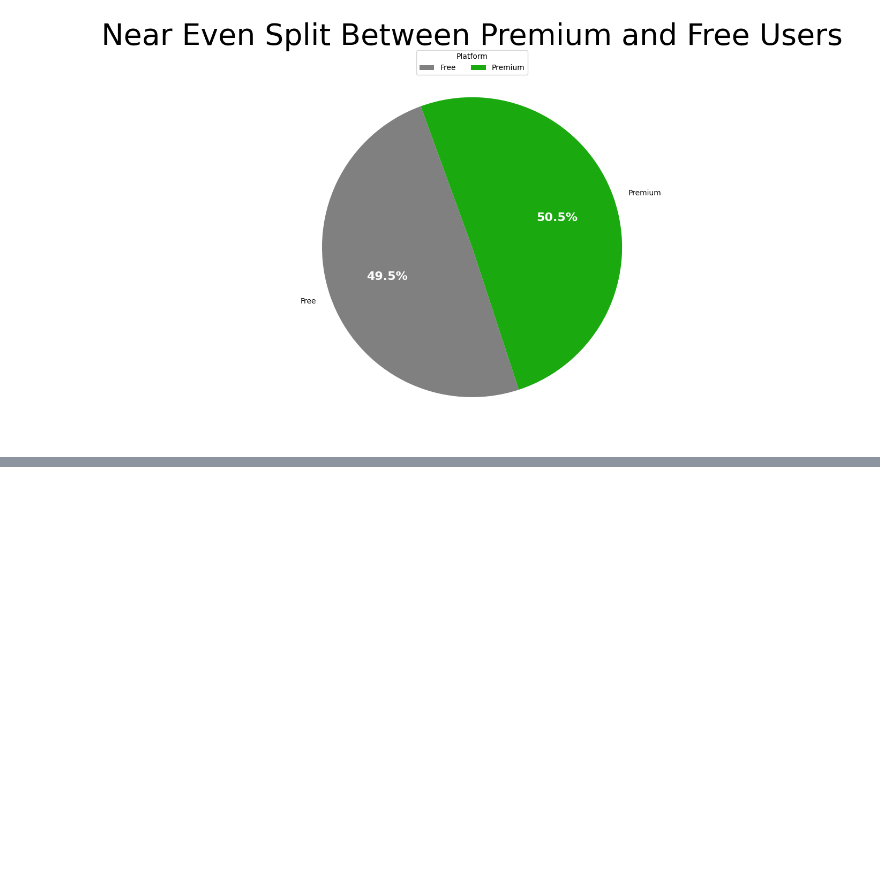
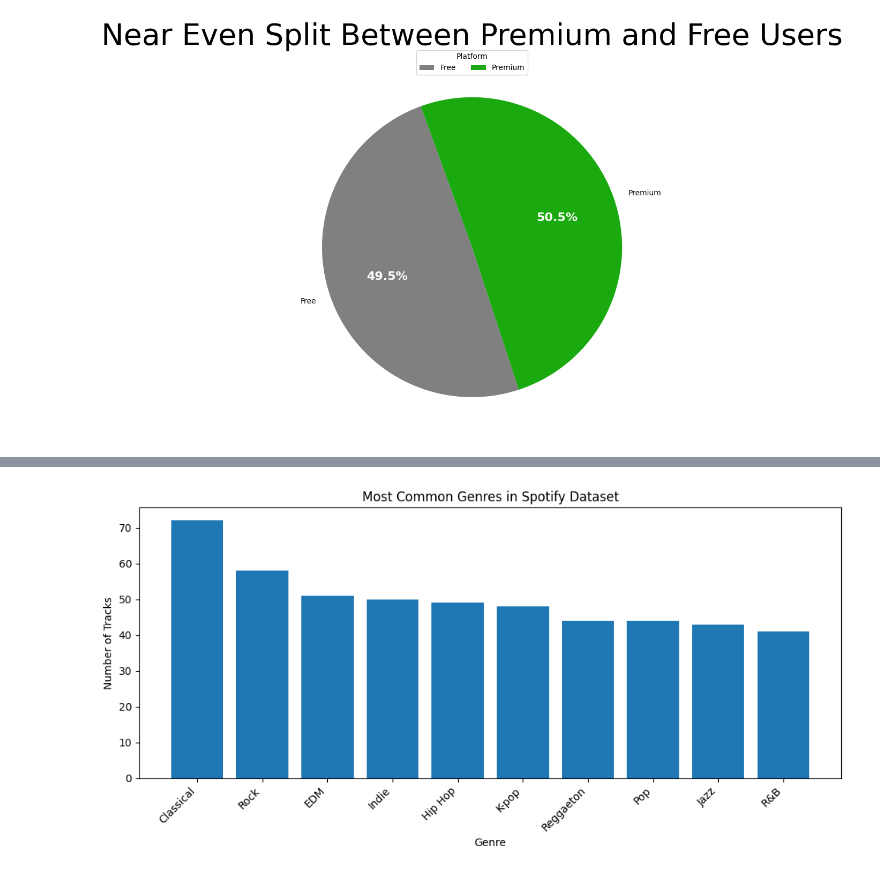
Before and after one commit to ckongshaug87/learning_plots_chrissykongshaug, a Jupyter notebook: notebooks/ckongshaug_matplotlib.ipynb, the cells around one changed output, grey strips where cells are left out. Saved outputs shown, nothing was run; the diff lists cells and outputs as text; code cells hidden in the pictures; blank space fills up the shorter version.

```diff
--- a/notebooks/ckongshaug_matplotlib.ipynb
+++ b/notebooks/ckongshaug_matplotlib.ipynb
@@ -262,0 +320,16 @@ plt.show()
+# %%
+genre_counts = spotify_df["Genre"].value_counts().sort_values(ascending=False)
+
+plt.figure(figsize=(10, 5))
+
+plt.bar(genre_counts.index, genre_counts.values)
+
+plt.xticks(rotation=45, ha="right")
+plt.xlabel("Genre")
+plt.ylabel("Number of Tracks")
+plt.title("Most Common Genres in Spotify Dataset")
+
+plt.tight_layout()
+plt.show()
+# %% [output]
+[figure, added]
```
Also changed, not shown: parts of 3 cells of this notebook, 3 other files.
